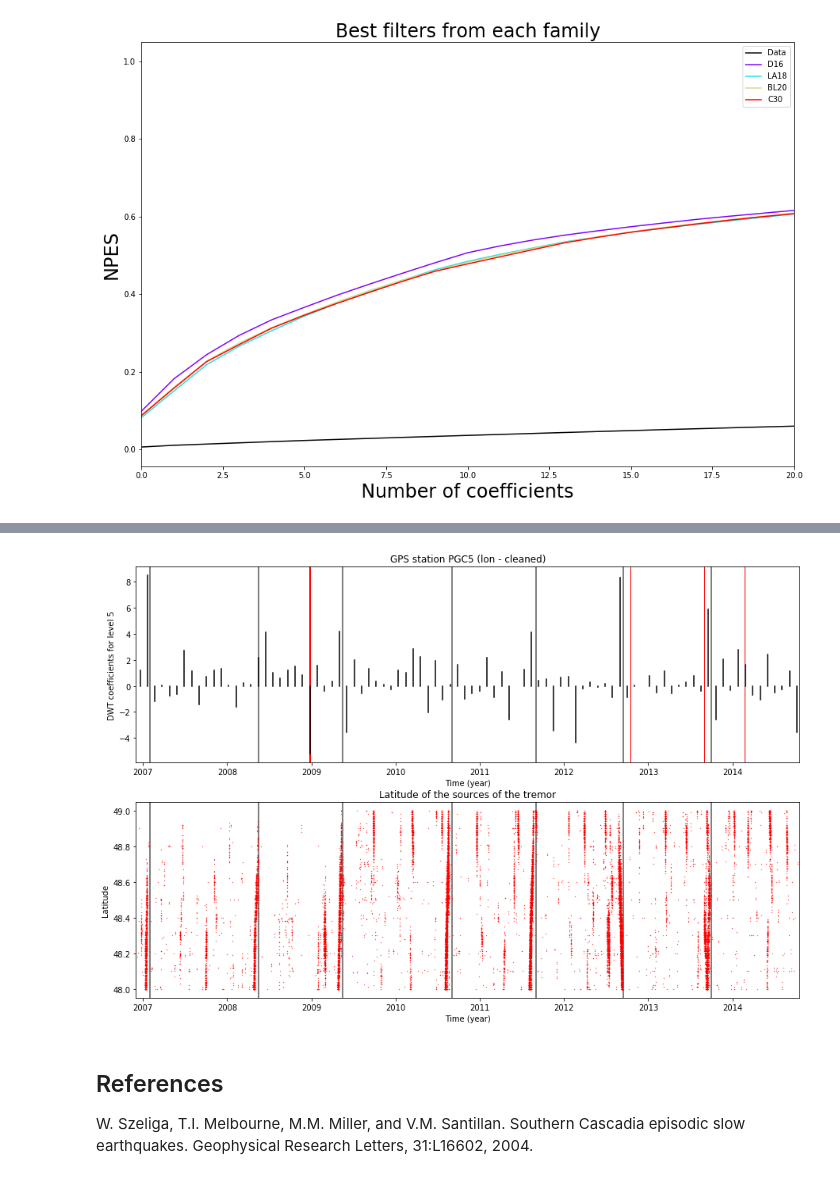
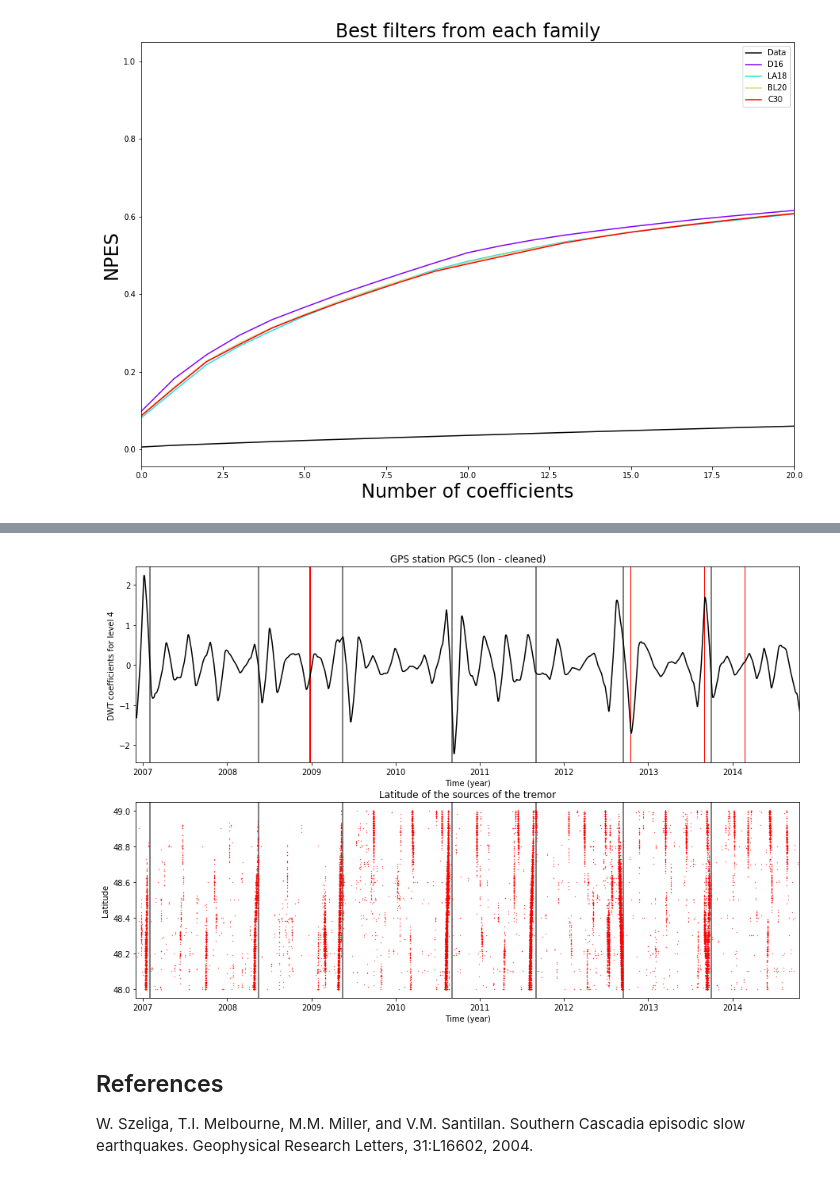
Before and after one commit to ArianeDucellier/ETSscripts, a Jupyter notebook: notebooks/slowslip_DWT.ipynb, the cells around one changed output, grey strips where cells are left out. Drawn from its saved outputs; the diff is of its cells as text; code cells hidden in the pictures.

```diff
--- a/notebooks/slowslip_DWT.ipynb
+++ b/notebooks/slowslip_DWT.ipynb
@@ -248,7 +249,7 @@ for i in range(0, len(gap)):
     plt.axvline(time[gap[i]], linewidth=1, color='red')
 plt.plot(t0 + dt * np.arange(0, N), disp, 'k', label='Data')
 plt.xlim(np.min(time), np.max(time))
-plt.legend()
+plt.legend(loc=1)
 
 # Plot wavelet coefficients at each level
 for j in range(1, J + 1):
@@ -265,9 +266,9 @@ for j in range(1, J + 1):
         else:
             plt.plot((tshift, tshift), (0.0, Wj[t]), 'k')
     plt.xlim(np.min(time), np.max(time))
-    plt.legend()
+    plt.legend(loc=1)
 
-# Plot scaling coeffcients for the last level
+# Plot scaling coefficients for the last level
 Vj = W[- int(N / (2 ** J)) : ]
 plt.subplot2grid((J + 2, 1), (0, 0))
 for i in range(0, len(time_ETS)):
@@ -279,7 +280,7 @@ tshift = t0 + dt * ((2 ** J * (t + 1) - 1 - abs(nuG[J - 1])) % N)
 torder = np.argsort(tshift)
 plt.plot(tshift[torder], Vj[torder], 'k', label='Scaling coeff at level ' + str(J))
 plt.xlim(np.min(time), np.max(time))
-plt.legend()
+plt.legend(loc=1)
 
 plt.show()
 # %% [output]
@@ -287,40 +290,38 @@ plt.show()
 # %%
+(D, S) = DWT.get_DS(disp, W, 'LA8', J)
+
 fig, ax = plt.subplots(figsize=(15, 10))
 
 plt.subplot(211)
 for i in range(0, len(time_ETS)):
     plt.axvline(time_ETS[i], linewidth=2, color='grey')
 for i in range(0, len(gap)):
     plt.axvline(time[gap[i]], linewidth=1, color='red')
-j = 5
-Wj = W[- int(N / (2 ** (j - 1))) : - int(N / 2 ** j)]
-for t in range(0, int(N / 2 ** j)):
-    tshift = t0 + dt * ((2 ** j * (t + 1) - 1 - abs(nuH[j - 1])) % N)
-    plt.plot((tshift, tshift), (0.0, Wj[t]), 'k')
+plt.plot(t0 + dt * np.arange(0, N), D[5], 'k', label='Data')
 plt.xlim(np.min(time), np.max(time))
 plt.xlabel('Time (year)')
 plt.ylabel('DWT coefficients for level ' + str(j))
 plt.title('GPS station ' + station + ' (' + direction + ' - ' + dataset + ')')
 
 data = loadmat('../data/timelags/SummaryLatest.mat', struct_as_record=False)
 TREMall = data['TREMall']
 time_tremor = TREMall[0, 0].n
 lat_tremor = TREMall[0, 0].lat
 
 k = (lat_tremor >= 48.0) & (lat_tremor <= 49.0) & (lon_tremor >= -124.0) & (lon_tremor <= -123.0)
 
 plt.subplot(212)
 for i in range(0, len(time_ETS)):
     plt.axvline(time_ETS[i], linewidth=2, color='grey')
 plt.plot(time_tremor[k] / 365.25, lat_tremor[k], 'ro', markersize=0.3)
 plt.xlim(np.min(time), np.max(time))
 plt.xlabel('Time (year)')
 plt.ylabel('Latitude')
 plt.title('Latitude of the sources of the tremor')
 
 plt.show()
 # %% [output]
-[figure, old version]
+[figure, new version]
 # %% [markdown]
 ## References
 
```
Also changed, not shown: parts of 8 cells of this notebook, 13 other files.
